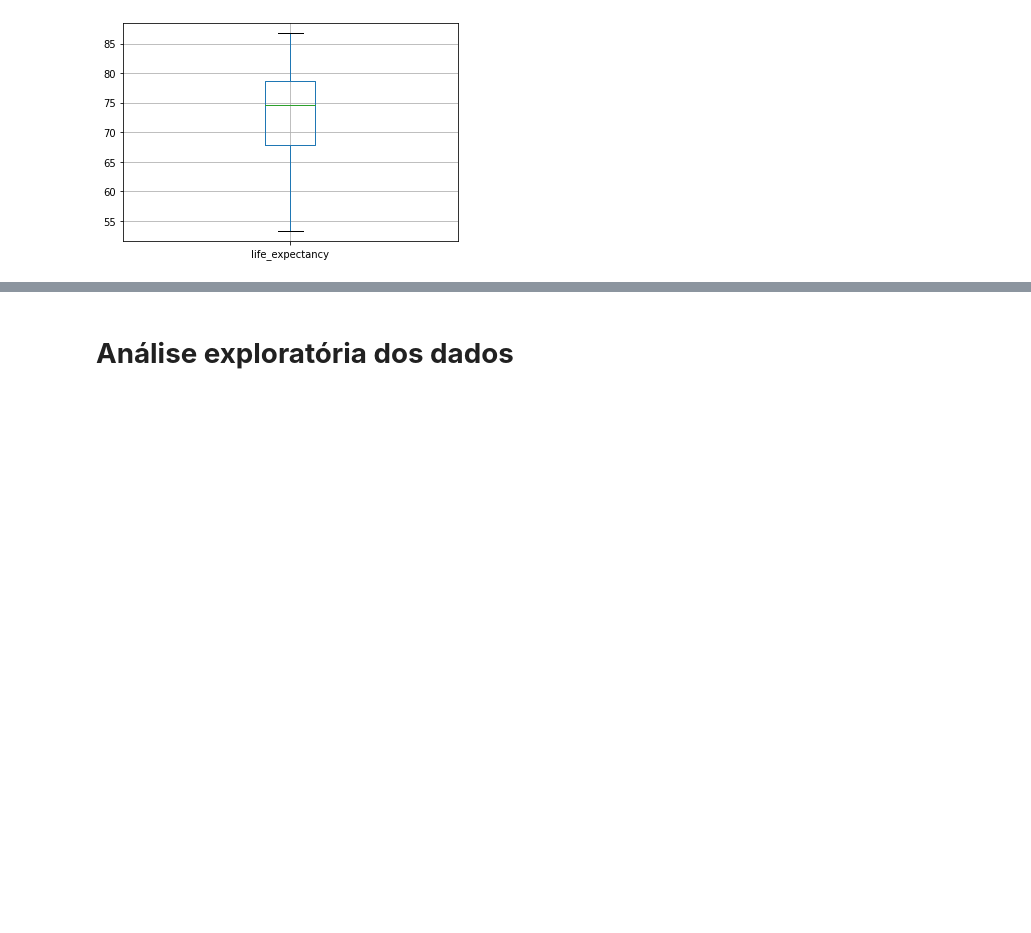
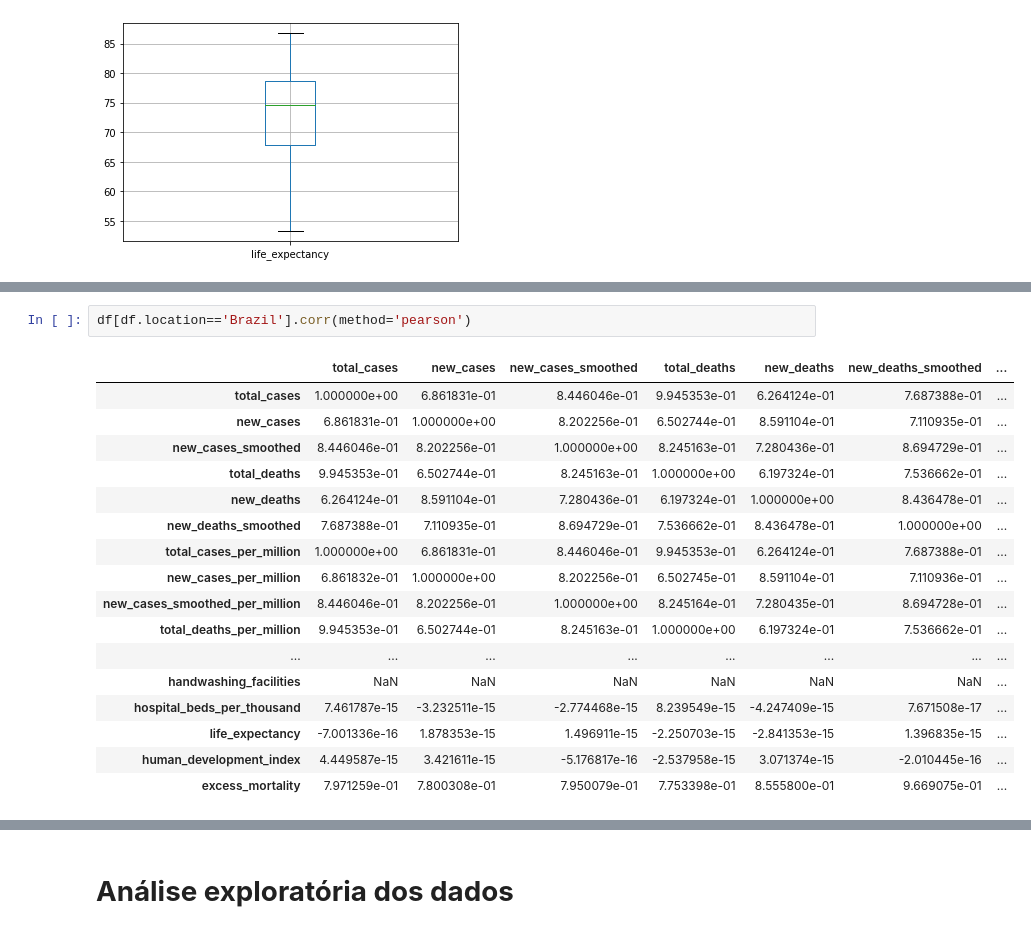
Before and after one commit to lluk4z/IF697-CienciaDeDados, a Jupyter notebook: Projeto01.ipynb, the cells around one changed output, grey strips where cells are left out. Cells and saved outputs as stored; diff of their text form; blank space fills up the shorter version.

```diff
--- a/Projeto01.ipynb
+++ b/Projeto01.ipynb
@@ -149,0 +221,20 @@ df.boxplot(column=['life_expectancy'])
+# %%
+df[df.location=='Brazil'].corr(method='pearson')
+# %% [output]
+|  | total_cases | new_cases | new_cases_smoothed | total_deaths | new_deaths | new_deaths_smoothed | ... |
+| total_cases | 1.000000e+00 | 6.861831e-01 | 8.446046e-01 | 9.945353e-01 | 6.264124e-01 | 7.687388e-01 | ... |
+| new_cases | 6.861831e-01 | 1.000000e+00 | 8.202256e-01 | 6.502744e-01 | 8.591104e-01 | 7.110935e-01 | ... |
+| new_cases_smoothed | 8.446046e-01 | 8.202256e-01 | 1.000000e+00 | 8.245163e-01 | 7.280436e-01 | 8.694729e-01 | ... |
+| total_deaths | 9.945353e-01 | 6.502744e-01 | 8.245163e-01 | 1.000000e+00 | 6.197324e-01 | 7.536662e-01 | ... |
+| new_deaths | 6.264124e-01 | 8.591104e-01 | 7.280436e-01 | 6.197324e-01 | 1.000000e+00 | 8.436478e-01 | ... |
+| new_deaths_smoothed | 7.687388e-01 | 7.110935e-01 | 8.694729e-01 | 7.536662e-01 | 8.436478e-01 | 1.000000e+00 | ... |
+| total_cases_per_million | 1.000000e+00 | 6.861831e-01 | 8.446046e-01 | 9.945353e-01 | 6.264124e-01 | 7.687388e-01 | ... |
+| new_cases_per_million | 6.861832e-01 | 1.000000e+00 | 8.202256e-01 | 6.502745e-01 | 8.591104e-01 | 7.110936e-01 | ... |
+| new_cases_smoothed_per_million | 8.446046e-01 | 8.202256e-01 | 1.000000e+00 | 8.245164e-01 | 7.280435e-01 | 8.694728e-01 | ... |
+| total_deaths_per_million | 9.945353e-01 | 6.502744e-01 | 8.245163e-01 | 1.000000e+00 | 6.197324e-01 | 7.536662e-01 | ... |
+| ... | ... | ... | ... | ... | ... | ... | ... |
+| handwashing_facilities | NaN | NaN | NaN | NaN | NaN | NaN | ... |
+| hospital_beds_per_thousand | 7.461787e-15 | -3.232511e-15 | -2.774468e-15 | 8.239549e-15 | -4.247409e-15 | 7.671508e-17 | ... |
+| life_expectancy | -7.001336e-16 | 1.878353e-15 | 1.496911e-15 | -2.250703e-15 | -2.841353e-15 | 1.396835e-15 | ... |
+| human_development_index | 4.449587e-15 | 3.421611e-15 | -5.176817e-16 | -2.537958e-15 | 3.071374e-15 | -2.010445e-16 | ... |
+| excess_mortality | 7.971259e-01 | 7.800308e-01 | 7.950079e-01 | 7.753398e-01 | 8.555800e-01 | 9.669075e-01 | ... |
```
Also changed, not shown: parts of 8 cells of this notebook.
